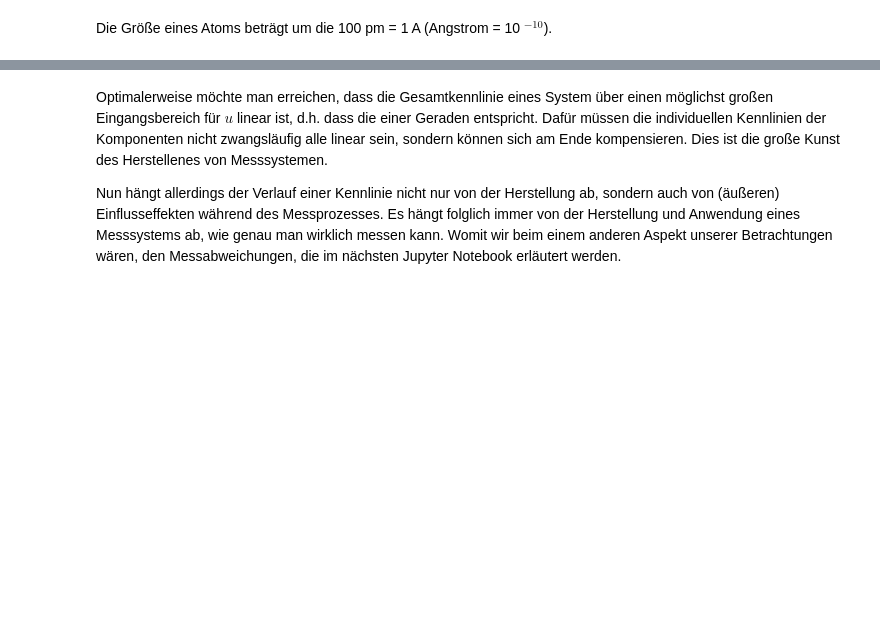
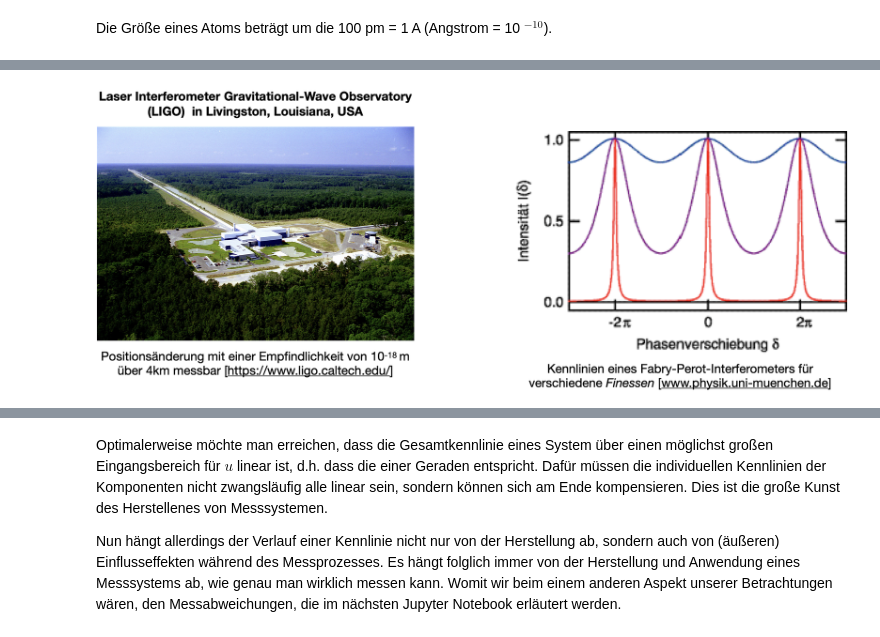
Before and after one commit to Kisleif/messtechnik-lecture, a Jupyter notebook: Messsysteme.ipynb, the cells around one changed output, grey strips where cells are left out. Saved outputs shown, nothing was run; the diff lists cells and outputs as text; code cells hidden in the pictures; blank space fills up the shorter version.

```diff
--- a/Messsysteme.ipynb
+++ b/Messsysteme.ipynb
@@ -194,0 +206,4 @@ Rechts im nachfolgenden Bild ist die Empfindlichkeitskurve eines Laserinterferom
+# %%
+Image("pictures/LIGO_kennlinie.png", width=900)
+# %% [output]
+[figure, added]
```
Also changed, not shown: parts of 31 cells of this notebook, 8 other files.
